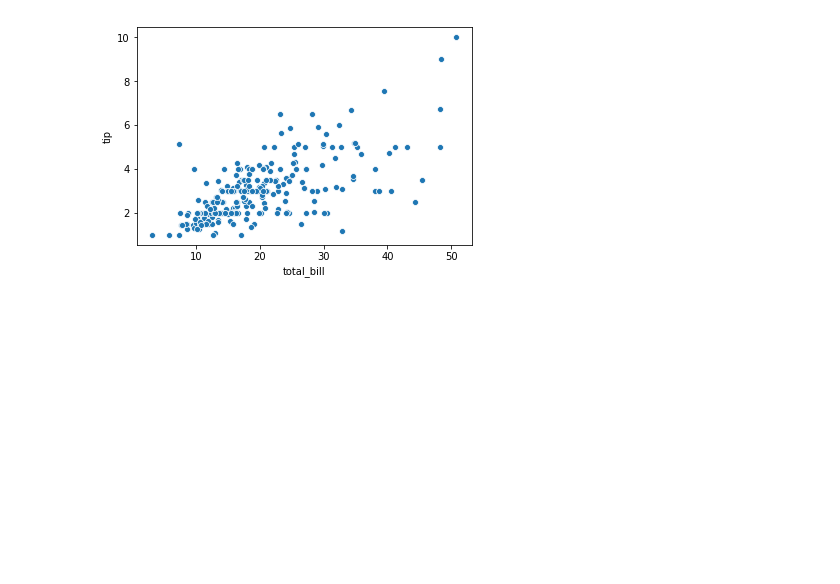
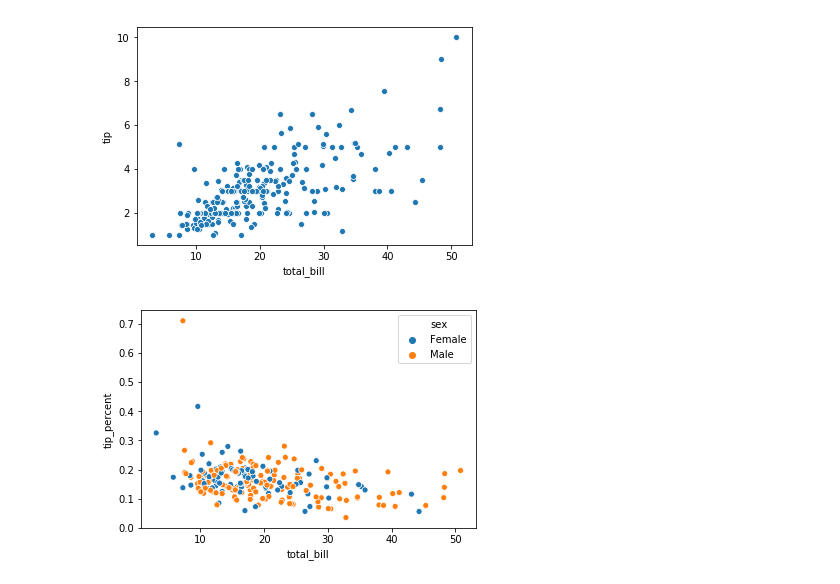
Before and after one commit to ariannedee/intro-to-python-livelessons, a Jupyter notebook: Challenges/ExampleSolutions/challenge_4_data_analysis.ipynb, the cells around one changed output. Saved outputs shown, nothing was run; the diff lists cells and outputs as text; code cells hidden in the pictures; blank space fills up the shorter version.

```diff
--- a/Challenges/ExampleSolutions/challenge_4_data_analysis.ipynb
+++ b/Challenges/ExampleSolutions/challenge_4_data_analysis.ipynb
@@ -77,4 +82,10 @@ import seaborn
 plot = seaborn.scatterplot(x='total_bill', y='tip', data=tips)
 # %% [output]
 [figure]
+# %%
+tips['tip_percent'] = tips['tip'] / tips['total_bill']
+tips['bill_per_person'] = tips['total_bill'] / tips['size']
+plot = seaborn.scatterplot(x='total_bill', y='tip_percent', hue='sex', data=tips)
+# %% [output]
+[figure, added]
 # %%
```
Also changed, not shown: parts of 32 cells of this notebook, 16 other files.
